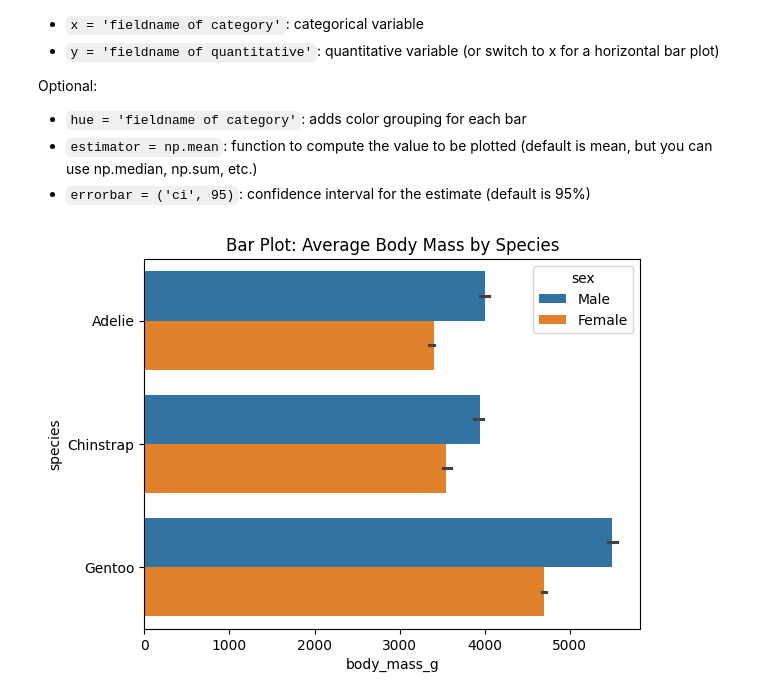
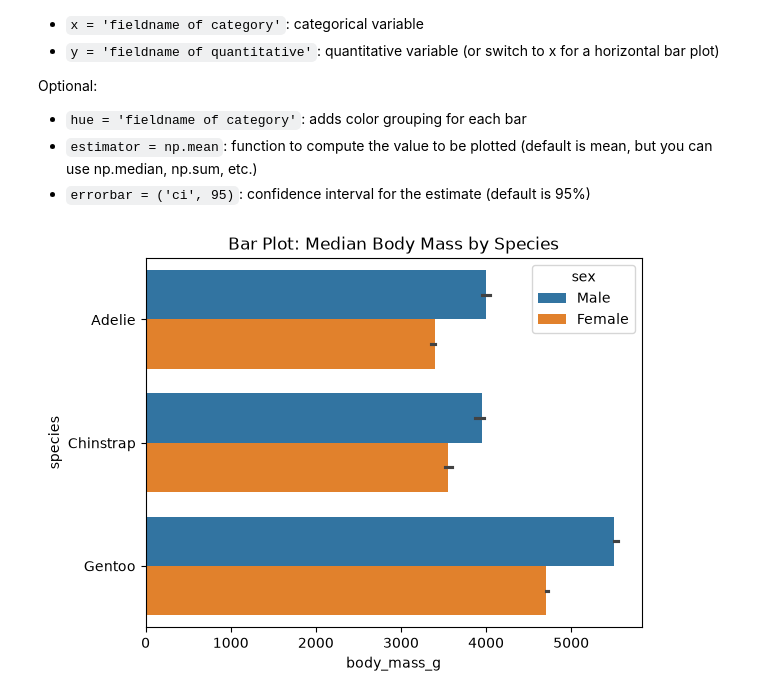
Before and after one commit to profgarrett/jsgames, a Jupyter notebook: static/pages/course_model/py05-charts/index.ipynb, the cells around one changed output. Cells and saved outputs as stored; diff of their text form; code cells hidden in the pictures.

```diff
--- a/static/pages/course_model/py05-charts/index.ipynb
+++ b/static/pages/course_model/py05-charts/index.ipynb
@@ -40,14 +91,14 @@ Optional:
 # %%
 # Barplot Example
 import seaborn as sns
 import matplotlib.pyplot as plt
 import numpy as np
 
 df_penguins = sns.load_dataset("penguins")
 
-# Bar plot: average body mass by species
+# Bar plot: median body mass by species
 sns.barplot(data=df_penguins, y="species", x="body_mass_g", hue="sex", errorbar = ('ci', 50), estimator=np.median)
-plt.title("Bar Plot: Average Body Mass by Species")
+plt.title("Bar Plot: Median Body Mass by Species")
 plt.show()
 # %% [output]
-[figure, old version]
+[figure, new version]
```
Also changed, not shown: parts of 25 cells of this notebook, 5 other files.
